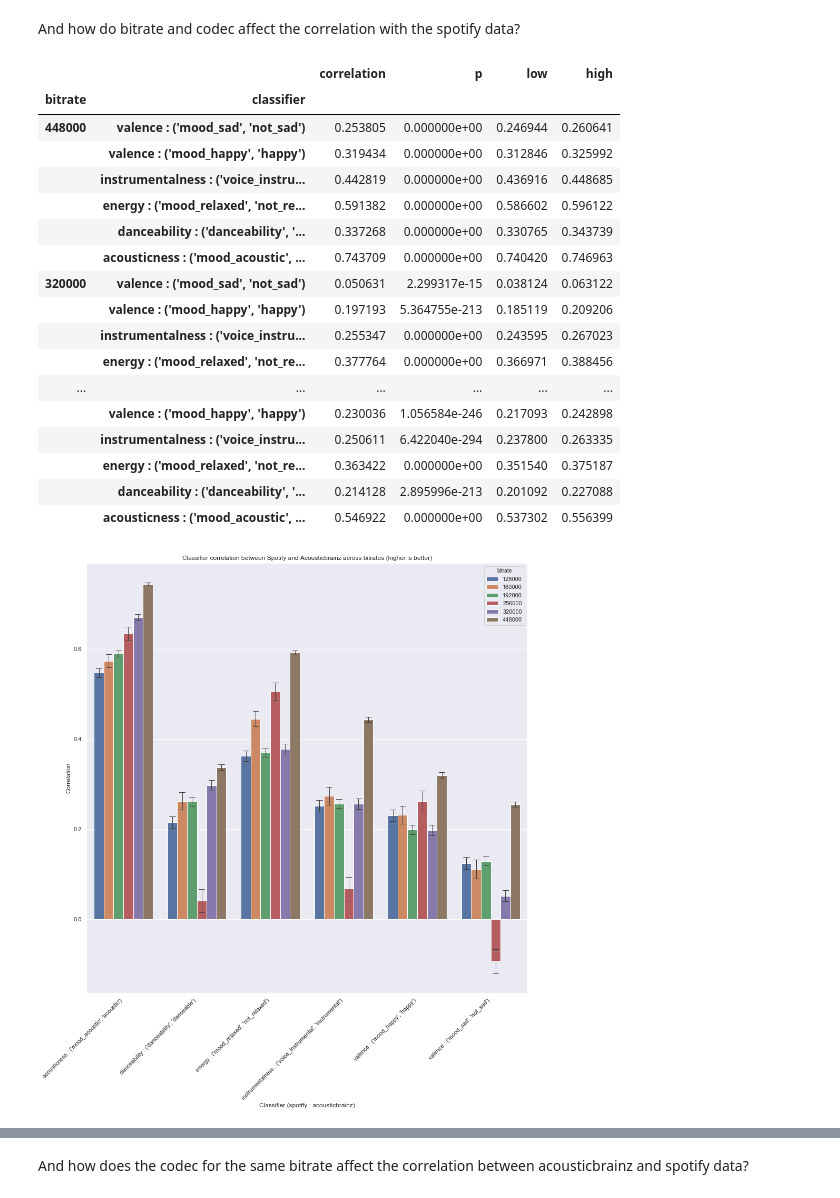
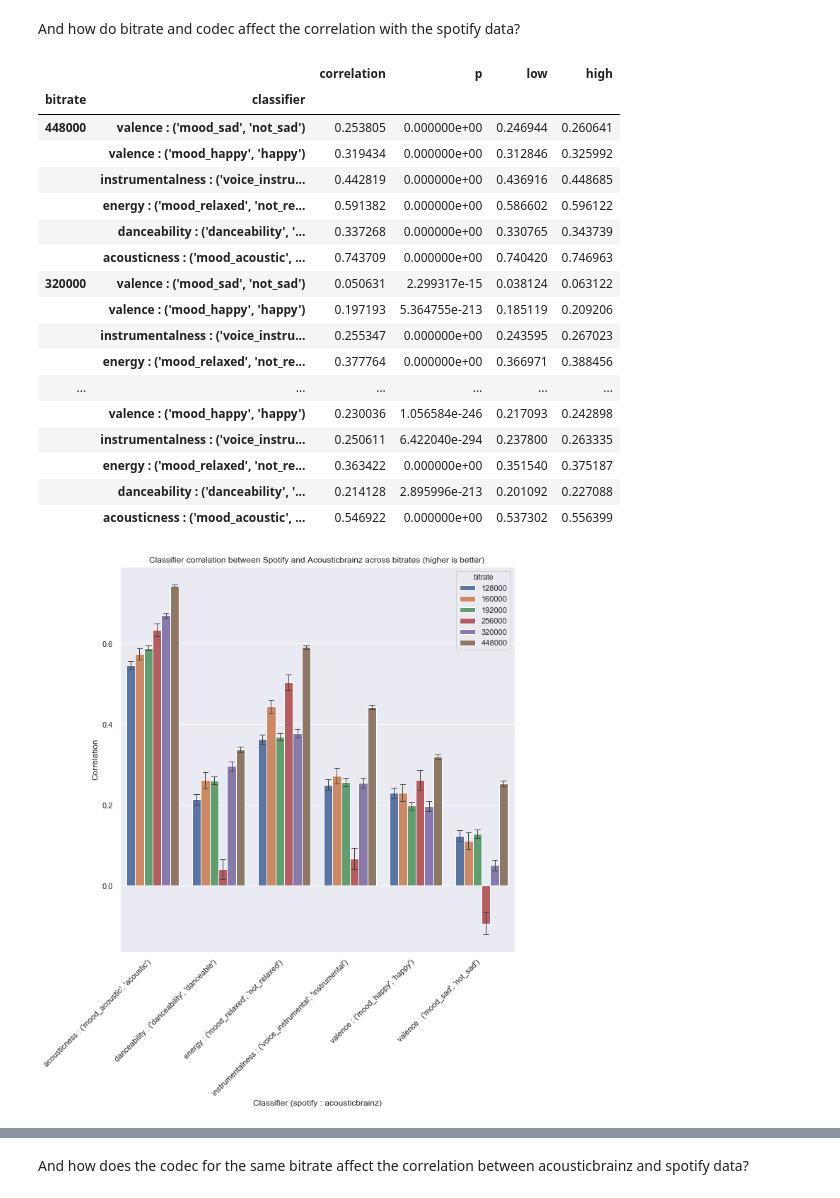
Before and after one commit to chrismostert/Thesis, a Jupyter notebook: Effect of audio quality on correlation and stability.ipynb, the cells around one changed output, grey strips where cells are left out. Cells and saved outputs as stored; diff of their text form; code cells hidden in the pictures.

```diff
--- a/Effect of audio quality on correlation and stability.ipynb
+++ b/Effect of audio quality on correlation and stability.ipynb
@@ -7,7 +7,7 @@ import math
 import numpy as np
 import scipy.stats
 # Use seaborn style defaults and set the default figure size
-sns.set(rc={'figure.figsize':(15, 15)})
+sns.set(rc={'figure.figsize':(4, 4)})
 
 from tqdm.notebook import tqdm
 tqdm().pandas()
@@ -42,6 +42,7 @@ cols = [('danceability', 'danceable'), ('mood_acoustic', 'acoustic'), ('mood_agg
 ('mood_relaxed', 'relaxed'), ('mood_sad', 'sad')]
 
 
+distribution = pd.DataFrame()
 
 for rate in bitrates:
     # Filter by bitrate
@@ -53,6 +54,8 @@ for rate in bitrates:
     # Remove recordings with only one submission
     filt = filtered.groupby(level=0).size() > 1
     filtered = filtered[filt[filtered.index.get_level_values(level=0)].values]
+
+    distribution = distribution.append(filtered['codec'].value_counts())
 
     # Get lowest n for codec so that we can downsample to make n equal across codecs
     n = filtered['codec'].value_counts().min()
@@ -80,4 +83,7 @@ for rate in bitrates:
     plt.xlabel('Classifier')
     plt.ylabel('Pooled variance')
     plt.show()
+
+distribution.index = bitrates
+display(distribution)
 # %% [output]
@@ -157,8 +203,10 @@ merged = acousticbrainz.merge(mapping, on='mbid').merge(spotify, left_on='spotif
 # %%
 # Effect of bitrate
 toplot = pd.DataFrame()
+bitrateCounts = []
 for rate in bitrates:
     filtered = merged[merged['bit_rate'] == rate]
+    bitrateCounts.append(len(filtered))
     corrs = get_correlations(filtered, cols)
 
     if rate == 0:
@@ -180,36 +228,36 @@ for index, row in toplot.iterrows():
         dfCopy = dfCopy.append(new_row, ignore_index=True)
 
 # Now Seaborn does the rest
-plt.figure()
+plt.figure(figsize=(10,10))
 ax = sns.barplot(x='classifier',
                   y='correlation',
                   hue='bitrate',
                   ci='sd',
                   data=dfCopy,
                   errwidth=1,
                   capsize=.08)
 ax.set_xticklabels(ax.get_xticklabels(), rotation=45, horizontalalignment='right')
 plt.title(f"Classifier correlation between Spotify and Acousticbrainz across bitrates (higher is better)")
 plt.xlabel('Classifier (spotify : acousticbrainz)')
 plt.ylabel('Correlation')
 plt.show()
 # %% [output]
 |  |  | correlation | p | low | high |
 | bitrate | classifier |  |  |  |  |
 | 448000 | valence : ('mood_sad', 'not_sad') | 0.253805 | 0.000000e+00 | 0.246944 | 0.260641 |
 |  | valence : ('mood_happy', 'happy') | 0.319434 | 0.000000e+00 | 0.312846 | 0.325992 |
 |  | instrumentalness : ('voice_instru... | 0.442819 | 0.000000e+00 | 0.436916 | 0.448685 |
 |  | energy : ('mood_relaxed', 'not_re... | 0.591382 | 0.000000e+00 | 0.586602 | 0.596122 |
 |  | danceability : ('danceability', '... | 0.337268 | 0.000000e+00 | 0.330765 | 0.343739 |
 |  | acousticness : ('mood_acoustic', ... | 0.743709 | 0.000000e+00 | 0.740420 | 0.746963 |
 | 320000 | valence : ('mood_sad', 'not_sad') | 0.050631 | 2.299317e-15 | 0.038124 | 0.063122 |
 |  | valence : ('mood_happy', 'happy') | 0.197193 | 5.364755e-213 | 0.185119 | 0.209206 |
 |  | instrumentalness : ('voice_instru... | 0.255347 | 0.000000e+00 | 0.243595 | 0.267023 |
 |  | energy : ('mood_relaxed', 'not_re... | 0.377764 | 0.000000e+00 | 0.366971 | 0.388456 |
 | ... | ... | ... | ... | ... | ... |
 |  | valence : ('mood_happy', 'happy') | 0.230036 | 1.056584e-246 | 0.217093 | 0.242898 |
 |  | instrumentalness : ('voice_instru... | 0.250611 | 6.422040e-294 | 0.237800 | 0.263335 |
 |  | energy : ('mood_relaxed', 'not_re... | 0.363422 | 0.000000e+00 | 0.351540 | 0.375187 |
 |  | danceability : ('danceability', '... | 0.214128 | 2.895996e-213 | 0.201092 | 0.227088 |
 |  | acousticness : ('mood_acoustic', ... | 0.546922 | 0.000000e+00 | 0.537302 | 0.556399 |
-[figure, old version]
+[figure, new version]
```
Also changed, not shown: parts of 8 cells of this notebook, 4 other files.
